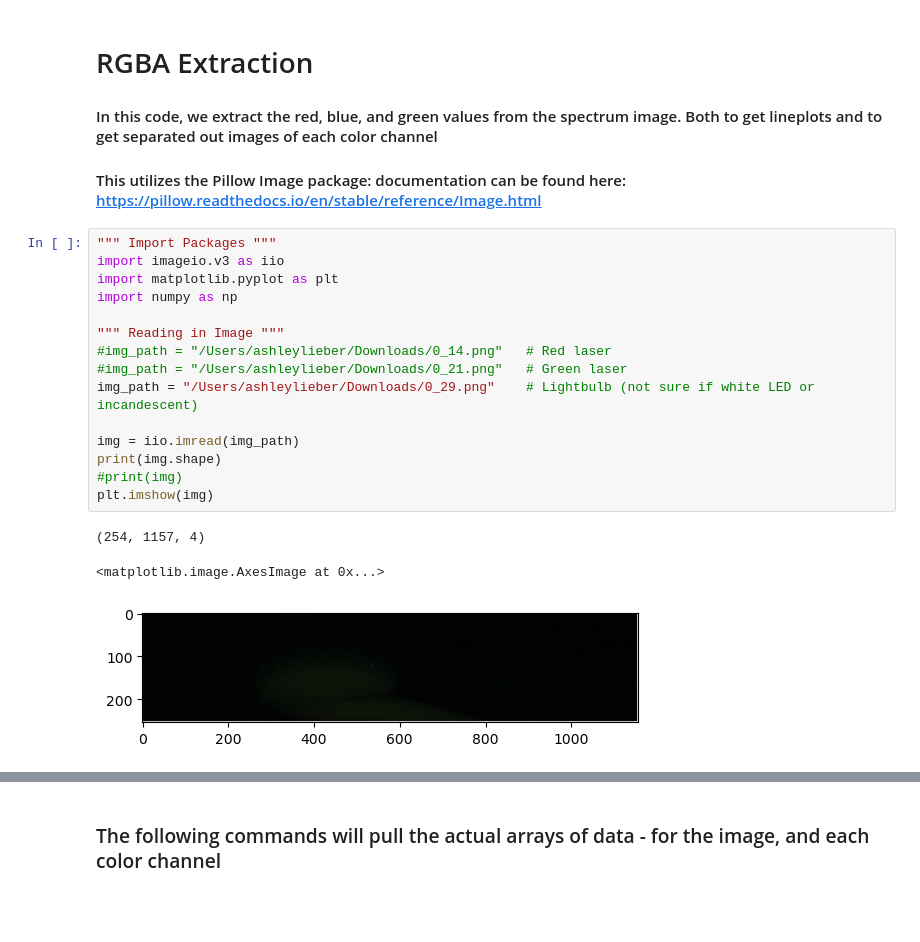
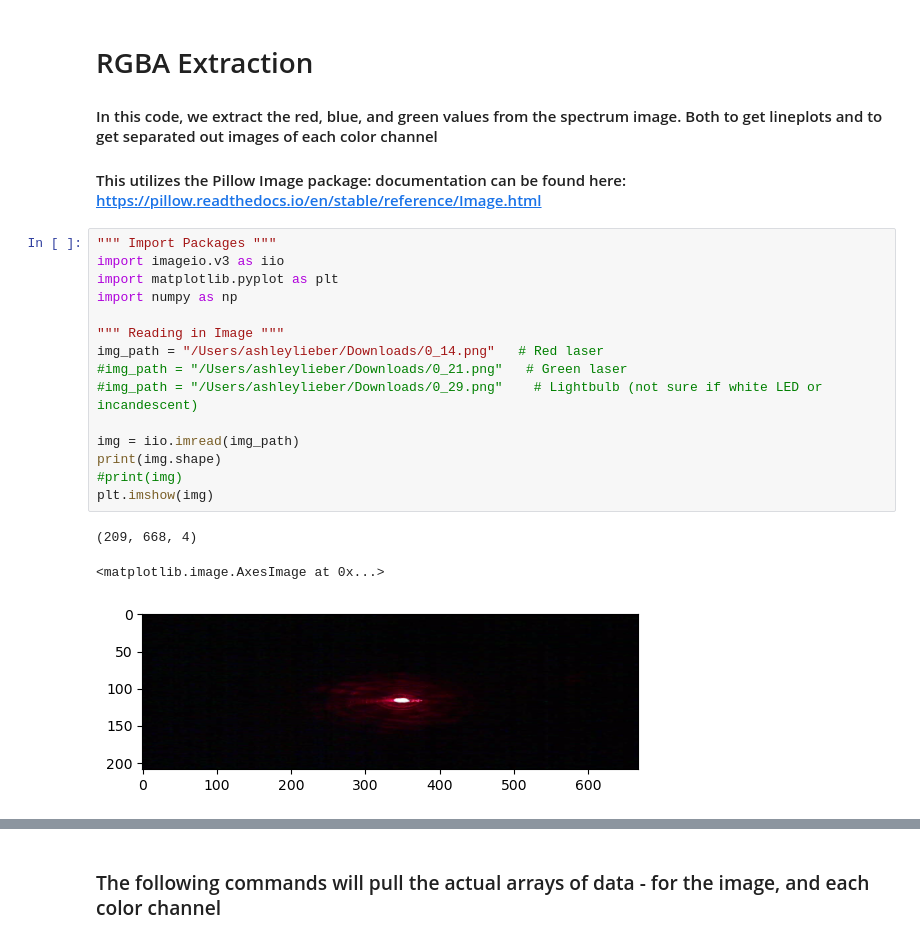
Before and after one commit to aelieber1/Lab601_SpectrometerProject, a Jupyter notebook: RGBA_Extraction.ipynb, the cells around one changed output, grey strips where cells are left out. Saved outputs shown, nothing was run; the diff lists cells and outputs as text; blank space fills up the shorter version.

```diff
--- a/RGBA_Extraction.ipynb
+++ b/RGBA_Extraction.ipynb
@@ -7,22 +7,22 @@
 # %%
 """ Import Packages """
 import imageio.v3 as iio
 import matplotlib.pyplot as plt
 import numpy as np
 
 """ Reading in Image """
-#img_path = "/Users/ashleylieber/Downloads/0_14.png"   # Red laser
+img_path = "/Users/ashleylieber/Downloads/0_14.png"   # Red laser
 #img_path = "/Users/ashleylieber/Downloads/0_21.png"   # Green laser
-img_path = "/Users/ashleylieber/Downloads/0_29.png"    # Lightbulb (not sure if white LED or incandescent)
+#img_path = "/Users/ashleylieber/Downloads/0_29.png"    # Lightbulb (not sure if white LED or incandescent)
 
 img = iio.imread(img_path)
 print(img.shape)
 #print(img)
 plt.imshow(img)
 # %% [output]
-(254, 1157, 4)
+(209, 668, 4)
 <matplotlib.image.AxesImage at 0x...>
-[figure, old version]
+[figure, new version]
 # %%
 import matplotlib.pyplot as plt
 from PIL import Image
```
Also changed, not shown: parts of 7 cells of this notebook, 2 other files.
